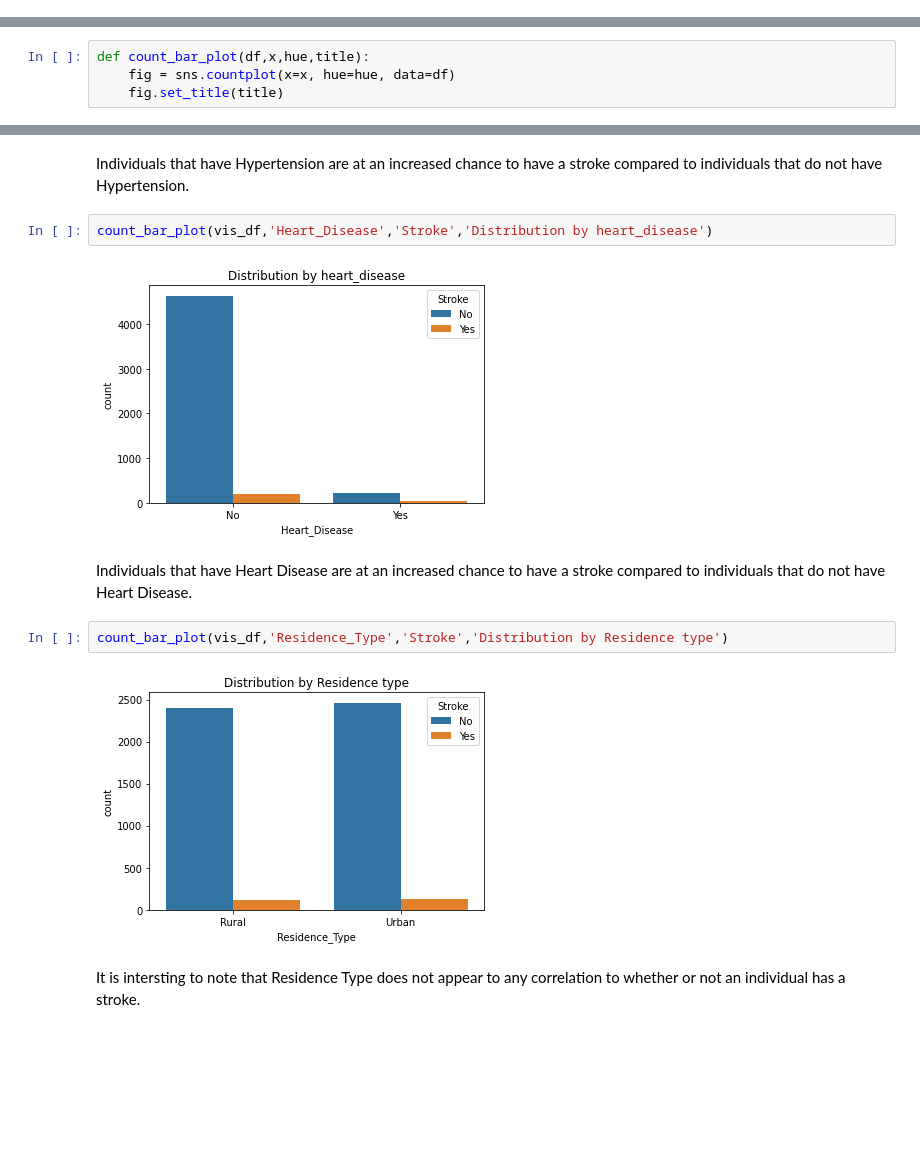
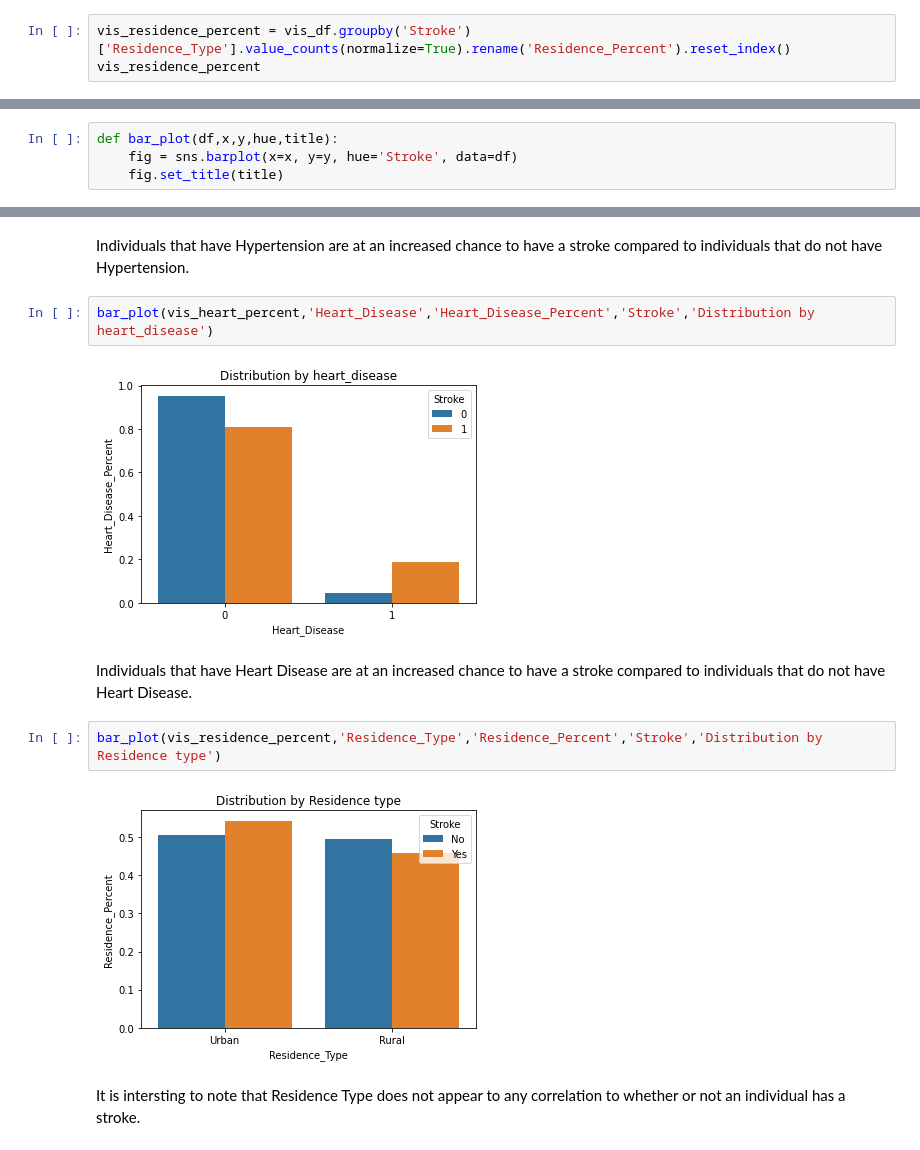
Before and after one commit to Pharmasith/Data-Science-Project-2, a Jupyter notebook: Project_2_Part_3.ipynb, the cells around one changed output, grey strips where cells are left out. Saved outputs shown, nothing was run; the diff lists cells and outputs as text; blank space fills up the shorter version.

```diff
--- a/Project_2_Part_3.ipynb
+++ b/Project_2_Part_3.ipynb
@@ -460,3 +460,6 @@ def age_cohort(age):
 
 vis_df['age group'] = vis_df['Age'].apply(age_cohort)
 vis_df.sort_values('age group', inplace = True)
+# %%
+vis_residence_percent = vis_df.groupby('Stroke')['Residence_Type'].value_counts(normalize=True).rename('Residence_Percent').reset_index()
+vis_residence_percent
@@ -463,6 +500,6 @@ vis_df.sort_values('age group', inplace = True)
 # %%
-def count_bar_plot(df,x,hue,title):
-    fig = sns.countplot(x=x, hue=hue, data=df)
+def bar_plot(df,x,y,hue,title):
+    fig = sns.barplot(x=x, y=y, hue='Stroke', data=df)
     fig.set_title(title)
 # %%
 def horizontal_bar_chart(df,x,y,color,title):
@@ -539,15 +594,15 @@ count_bar_plot(vis_df,'Hypertension','Stroke','Distribution by hypertension')
 # %% [markdown]
 Individuals that have Hypertension are at an increased chance to have a stroke compared to individuals that do not have Hypertension.
 # %%
-count_bar_plot(vis_df,'Heart_Disease','Stroke','Distribution by heart_disease')
+bar_plot(vis_heart_percent,'Heart_Disease','Heart_Disease_Percent','Stroke','Distribution by heart_disease')
 # %% [output]
-[figure, old version]
+[figure, new version]
 # %% [markdown]
 Individuals that have Heart Disease are at an increased chance to have a stroke compared to individuals that do not have Heart Disease.
 # %%
-count_bar_plot(vis_df,'Residence_Type','Stroke','Distribution by Residence type')
+bar_plot(vis_residence_percent,'Residence_Type','Residence_Percent','Stroke','Distribution by Residence type')
 # %% [output]
-[figure, old version]
+[figure, new version]
 # %% [markdown]
 It is intersting to note that Residence Type does not appear to any correlation to whether or not an individual has a stroke.
 # %%
```
Also changed, not shown: parts of 21 cells of this notebook.
